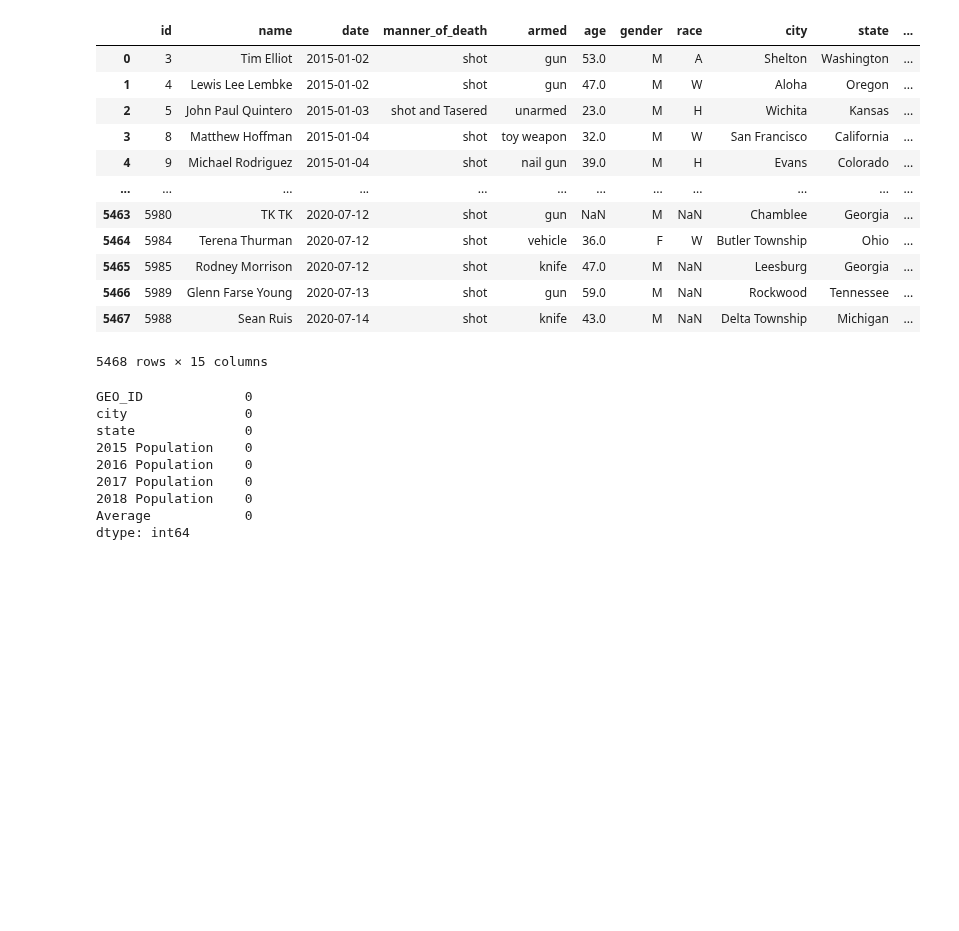
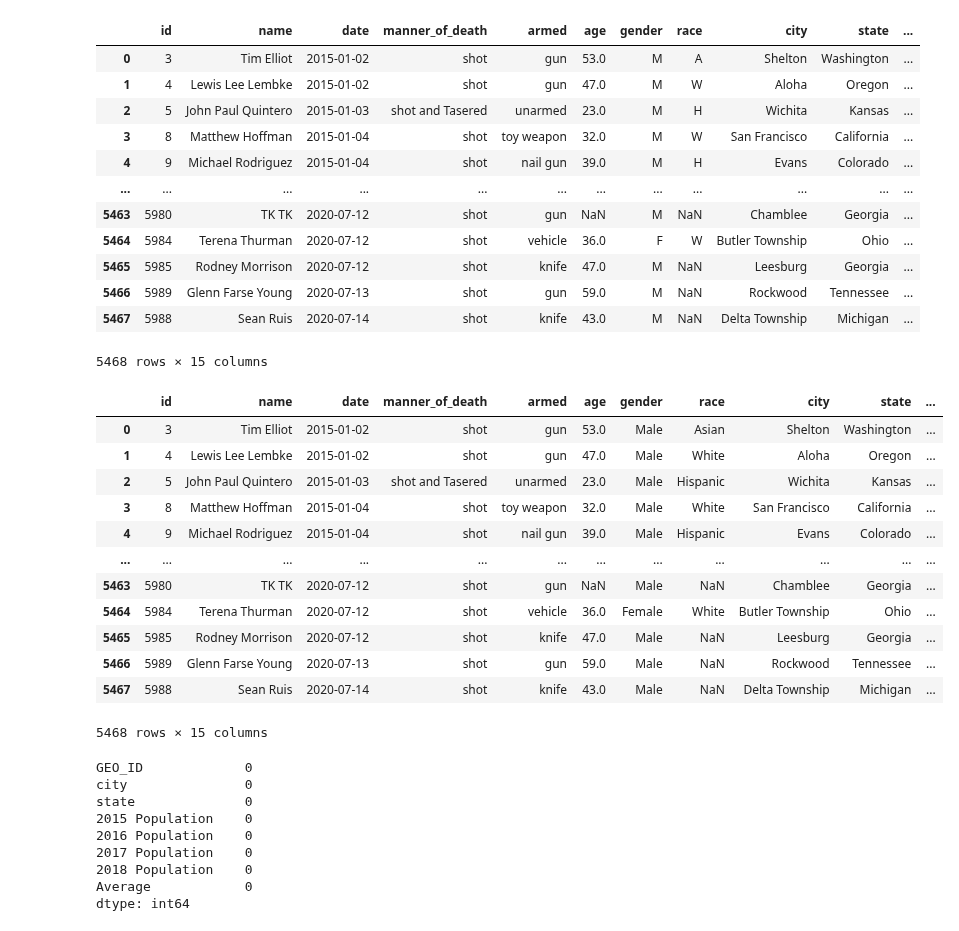
Before and after one commit to szerpa17/fatal-police-shootings, a Jupyter notebook: DataExploration.ipynb, the cells around one changed output. Saved outputs shown, nothing was run; the diff lists cells and outputs as text; code cells hidden in the pictures; blank space fills up the shorter version.

```diff
--- a/DataExploration.ipynb
+++ b/DataExploration.ipynb
@@ -335,6 +336,25 @@ shootings_merge
 | 5466 | 5989 | Glenn Farse Young | 2020-07-13 | shot | gun | 59.0 | M | NaN | Rockwood | Tennessee | ... |
 | 5467 | 5988 | Sean Ruis | 2020-07-14 | shot | knife | 43.0 | M | NaN | Delta Township | Michigan | ... |
 5468 rows × 15 columns
+# %%
+shootings_merge["gender"].replace({"M": "Male", "F": "Female"}, inplace=True)
+shootings_merge["race"].replace({"A": "Asian", "W": "White", "B": "Black", "O": "Other",
+                                  "H": "Hispanic", "N": "Native American"}, inplace=True)
+shootings_merge
+# %% [output]
+|  | id | name | date | manner_of_death | armed | age | gender | race | city | state | ... |
+| 0 | 3 | Tim Elliot | 2015-01-02 | shot | gun | 53.0 | Male | Asian | Shelton | Washington | ... |
+| 1 | 4 | Lewis Lee Lembke | 2015-01-02 | shot | gun | 47.0 | Male | White | Aloha | Oregon | ... |
+| 2 | 5 | John Paul Quintero | 2015-01-03 | shot and Tasered | unarmed | 23.0 | Male | Hispanic | Wichita | Kansas | ... |
+| 3 | 8 | Matthew Hoffman | 2015-01-04 | shot | toy weapon | 32.0 | Male | White | San Francisco | California | ... |
+| 4 | 9 | Michael Rodriguez | 2015-01-04 | shot | nail gun | 39.0 | Male | Hispanic | Evans | Colorado | ... |
+| ... | ... | ... | ... | ... | ... | ... | ... | ... | ... | ... | ... |
+| 5463 | 5980 | TK TK | 2020-07-12 | shot | gun | NaN | Male | NaN | Chamblee | Georgia | ... |
+| 5464 | 5984 | Terena Thurman | 2020-07-12 | shot | vehicle | 36.0 | Female | White | Butler Township | Ohio | ... |
+| 5465 | 5985 | Rodney Morrison | 2020-07-12 | shot | knife | 47.0 | Male | NaN | Leesburg | Georgia | ... |
+| 5466 | 5989 | Glenn Farse Young | 2020-07-13 | shot | gun | 59.0 | Male | NaN | Rockwood | Tennessee | ... |
+| 5467 | 5988 | Sean Ruis | 2020-07-14 | shot | knife | 43.0 | Male | NaN | Delta Township | Michigan | ... |
+5468 rows × 15 columns
 # %%
 # Checked Census DF to ensure there are no duplicated city/state combinations
 clean_df.loc[clean_df.duplicated(['city', 'state'])].count()
```
Also changed, not shown: parts of 5 cells of this notebook.
